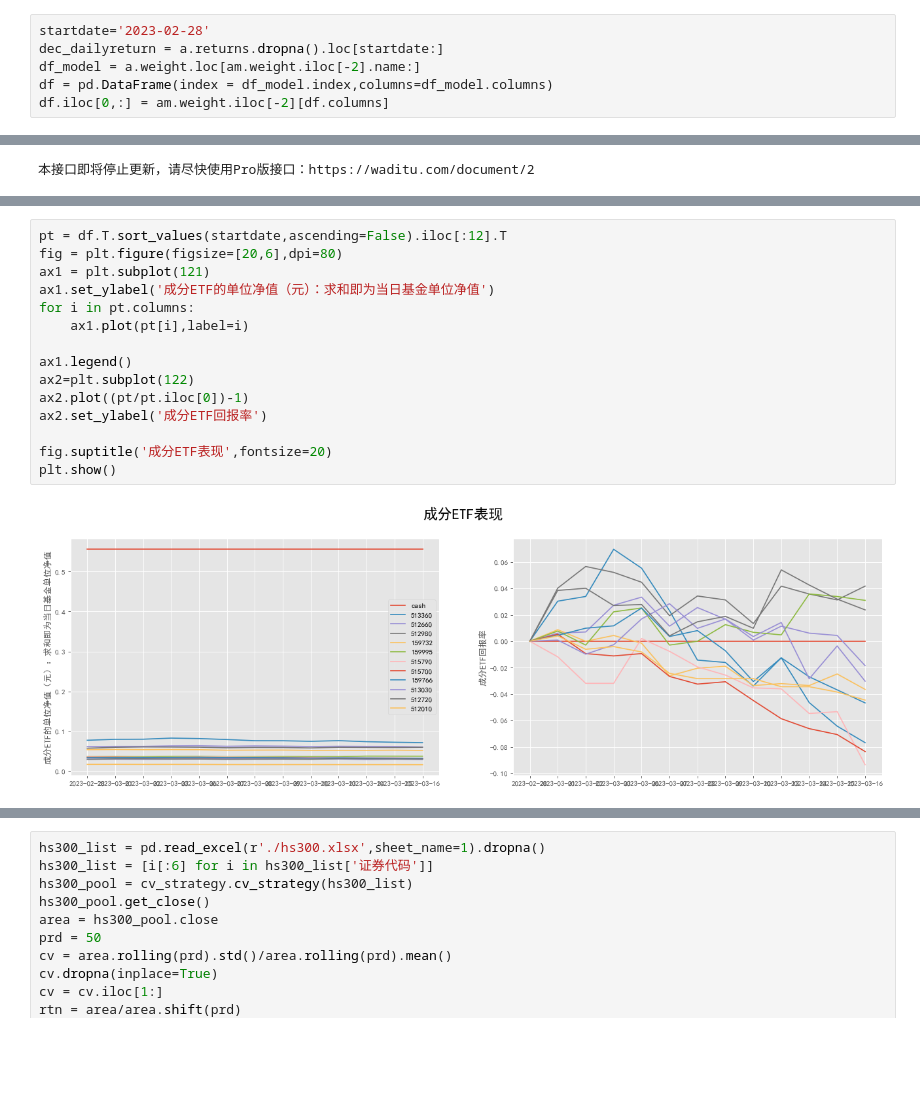
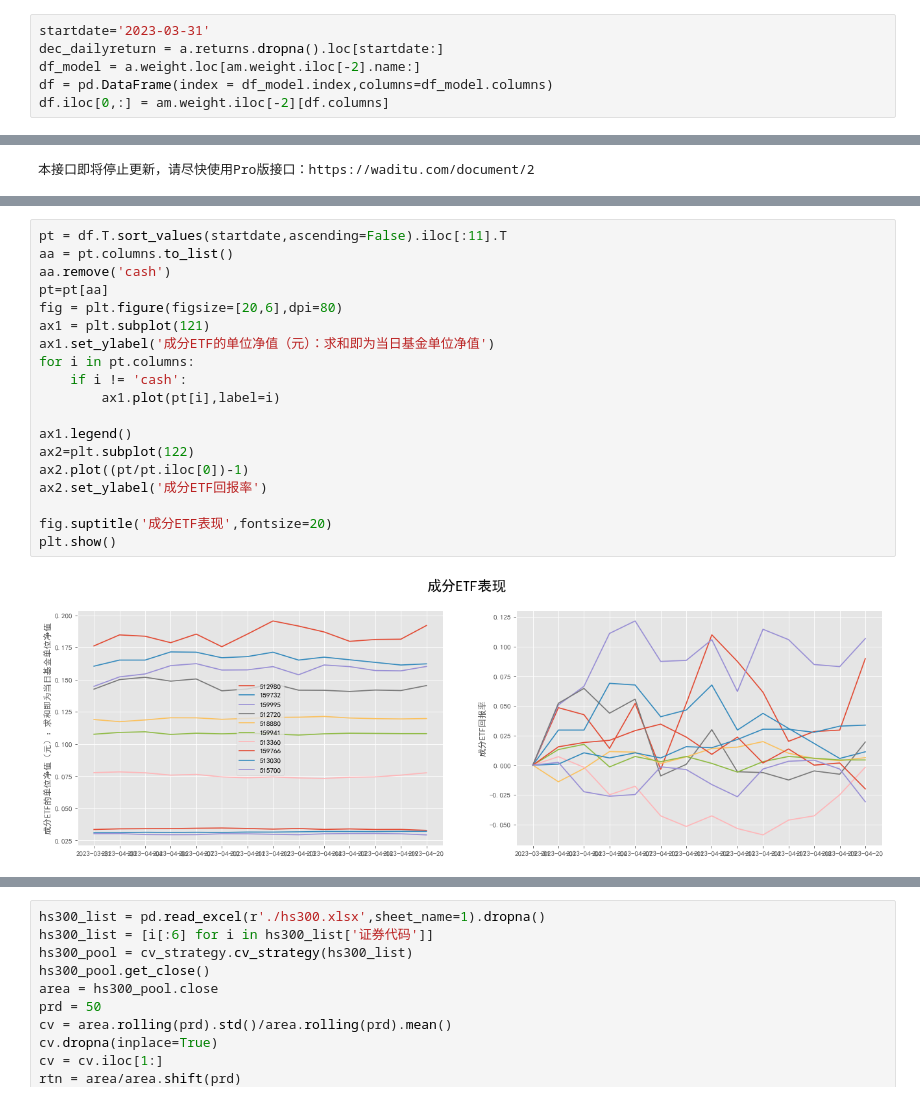
Before and after one commit to jwli601/stocks_stories, a Jupyter notebook: cv_strategy_intro.ipynb, the cells around one changed output, grey strips where cells are left out. Saved outputs shown, nothing was run; the diff lists cells and outputs as text; blank space fills up the shorter version.

```diff
--- a/cv_strategy_intro.ipynb
+++ b/cv_strategy_intro.ipynb
@@ -369,6 +371,6 @@ a.run()
 无操作: 518880
 # %%
-startdate='2023-02-28'
+startdate='2023-03-31'
 dec_dailyreturn = a.returns.dropna().loc[startdate:]
 df_model = a.weight.loc[am.weight.iloc[-2].name:]
 df = pd.DataFrame(index = df_model.index,columns=df_model.columns)
@@ -404,20 +425,24 @@ plt.show()
 # %%
-pt = df.T.sort_values(startdate,ascending=False).iloc[:12].T
+pt = df.T.sort_values(startdate,ascending=False).iloc[:11].T
+aa = pt.columns.to_list()
+aa.remove('cash')
+pt=pt[aa]
 fig = plt.figure(figsize=[20,6],dpi=80)
 ax1 = plt.subplot(121)
 ax1.set_ylabel('成分ETF的单位净值（元）：求和即为当日基金单位净值')
 for i in pt.columns:
-    ax1.plot(pt[i],label=i)
+    if i != 'cash':
+        ax1.plot(pt[i],label=i)
 
 ax1.legend()
 ax2=plt.subplot(122)
 ax2.plot((pt/pt.iloc[0])-1)
 ax2.set_ylabel('成分ETF回报率')
 
 fig.suptitle('成分ETF表现',fontsize=20)
 plt.show()
 # %% [output]
-[figure, old version]
+[figure, new version]
 # %%
 am.visualization(control_group='hs300')
 # %% [output]
```
Also changed, not shown: parts of 19 cells of this notebook, 2 other files.
